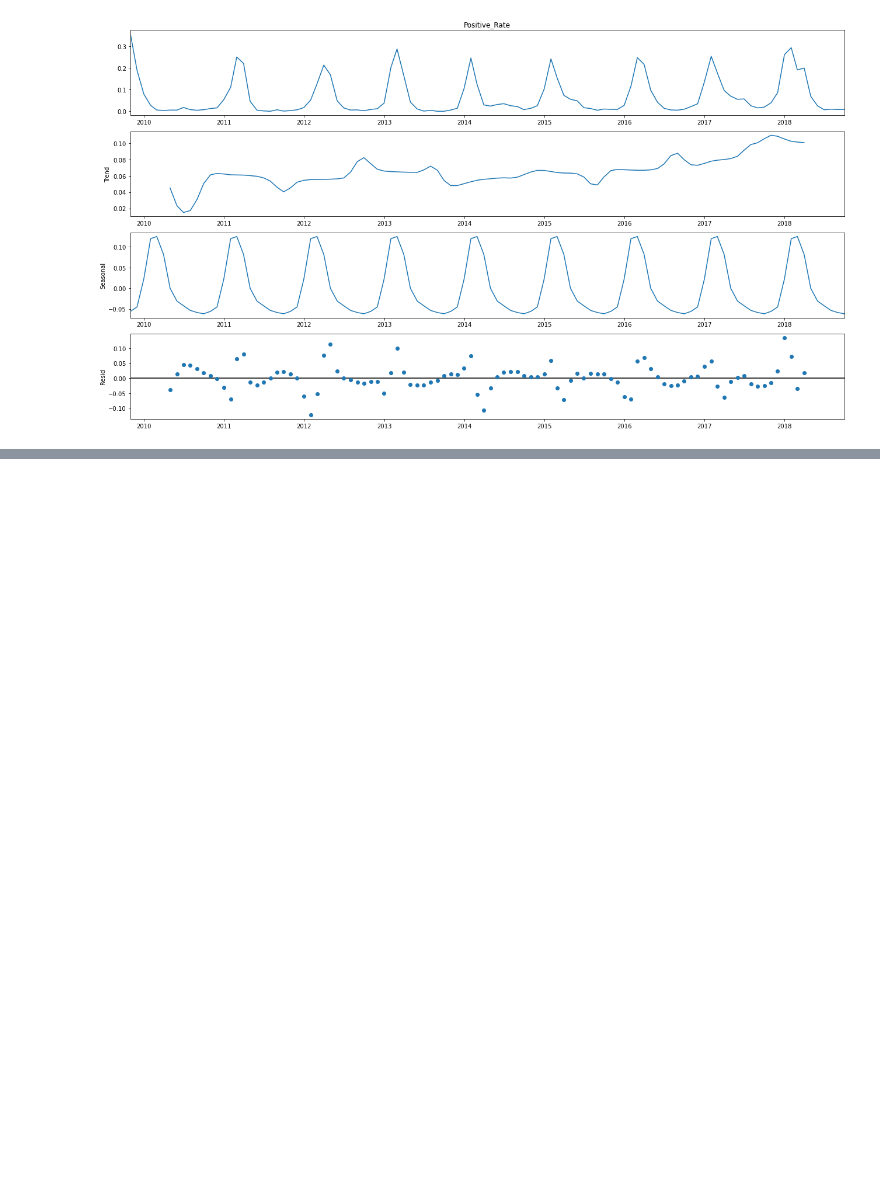
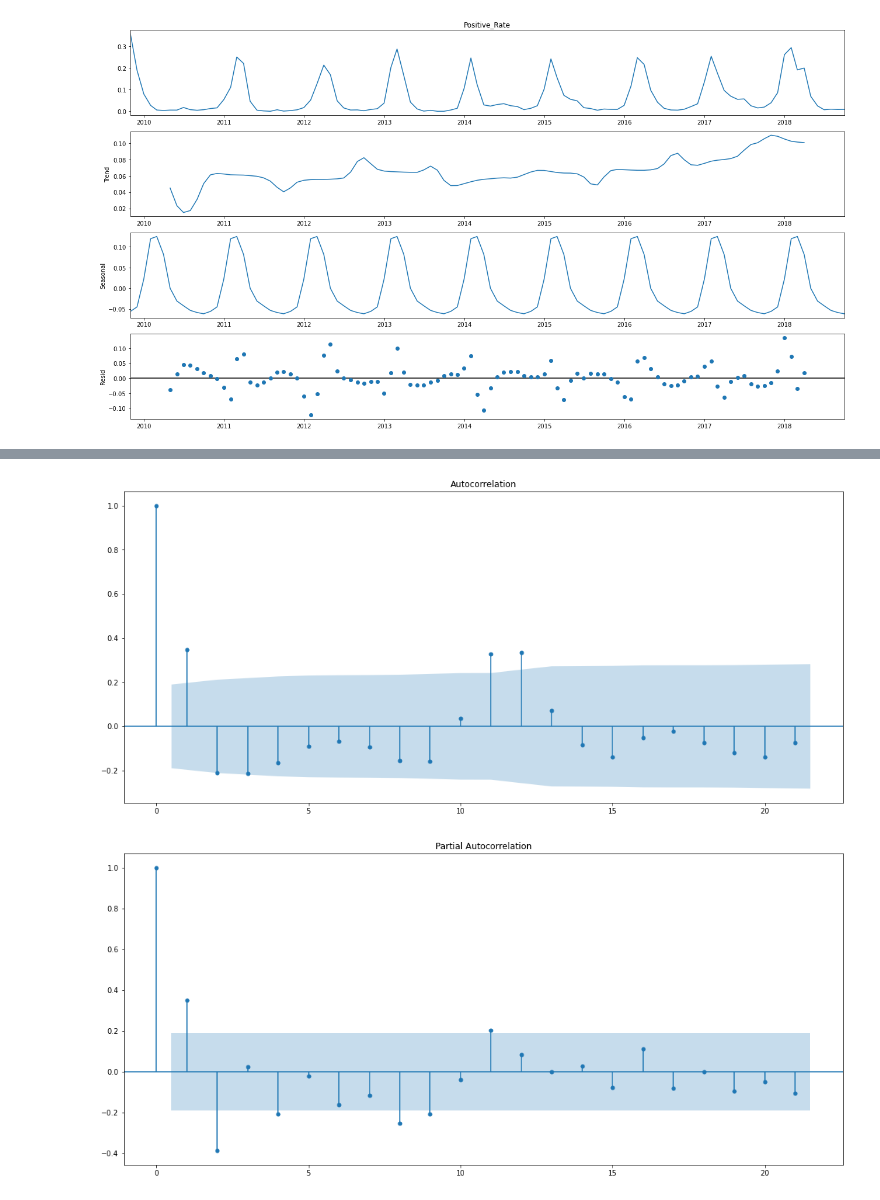
Before and after one commit to danypark91/ts_sarimax, a Jupyter notebook: flu.ipynb, the cells around one changed output, grey strips where cells are left out. Cells and saved outputs as stored; diff of their text form; code cells hidden in the pictures; blank space fills up the shorter version.

```diff
--- a/flu.ipynb
+++ b/flu.ipynb
@@ -390,0 +401,12 @@ decomp.plot();
+# %%
+# Difference the positive rate to optain stationaritiy
+df_monthly_pos_diff2 = df_monthly_pos2.diff()
+
+fig, ax1 = plt.subplots(figsize=(18,8))
+fig, ax2 = plt.subplots(figsize=(18,8))
+
+plot_acf(df_monthly_pos_diff2.dropna(), ax=ax1);
+plot_pacf(df_monthly_pos_diff2.dropna(), ax=ax2);
+# %% [output]
+[figure, added]
+[figure, added]
```
Also changed, not shown: parts of 4 cells of this notebook.
